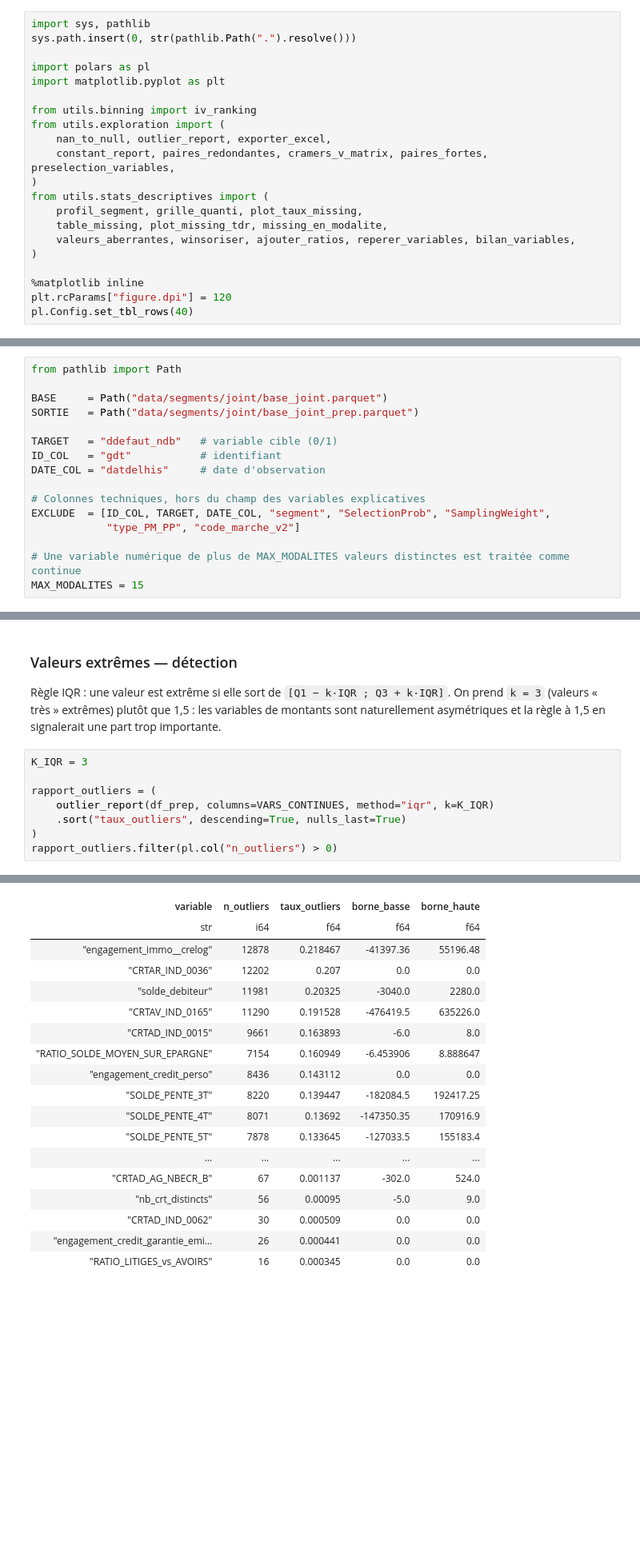
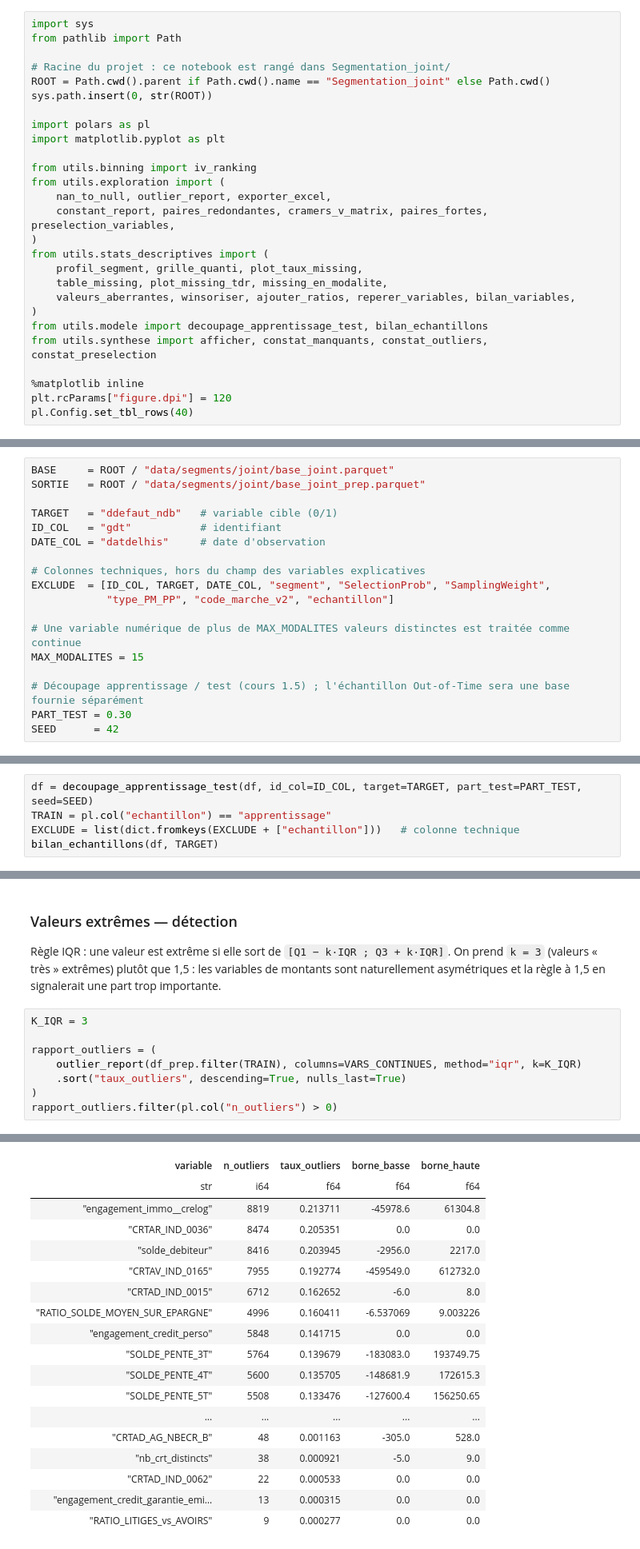
Before and after one commit to fulfam97/Projet-scoring, a Jupyter notebook: Segmentation_joint/0c - Preparation_donnees_joint.ipynb, the cells around one changed output, grey strips where cells are left out. Shown at 80% size. Cells and saved outputs as stored; diff of their text form; blank space fills up the shorter version.

```diff
--- a/0c - Preparation_donnees_joint.ipynb
+++ b/Segmentation_joint/0c - Preparation_donnees_joint.ipynb
@@ -18,8 +18,12 @@ avant l'analyse exploratoire (ch. 3) et la discrétisation (ch. 4).
 # %% [markdown]
 ## 0. Imports et configuration
 # %%
-import sys, pathlib
-sys.path.insert(0, str(pathlib.Path(".").resolve()))
+import sys
+from pathlib import Path
+
+# Racine du projet : ce notebook est rangé dans Segmentation_joint/
+ROOT = Path.cwd().parent if Path.cwd().name == "Segmentation_joint" else Path.cwd()
+sys.path.insert(0, str(ROOT))
 
 import polars as pl
 import matplotlib.pyplot as plt
@@ -34,6 +38,8 @@ from utils.stats_descriptives import (
     table_missing, plot_missing_tdr, missing_en_modalite,
     valeurs_aberrantes, winsoriser, ajouter_ratios, reperer_variables, bilan_variables,
 )
+from utils.modele import decoupage_apprentissage_test, bilan_echantillons
+from utils.synthese import afficher, constat_manquants, constat_outliers, constat_preselection
 
 %matplotlib inline
 plt.rcParams["figure.dpi"] = 120
@@ -41,10 +47,8 @@ pl.Config.set_tbl_rows(40)
 # %% [output]
 polars.config.Config
 # %%
-from pathlib import Path
-
-BASE     = Path("data/segments/joint/base_joint.parquet")
-SORTIE   = Path("data/segments/joint/base_joint_prep.parquet")
+BASE     = ROOT / "data/segments/joint/base_joint.parquet"
+SORTIE   = ROOT / "data/segments/joint/base_joint_prep.parquet"
 
 TARGET   = "ddefaut_ndb"   # variable cible (0/1)
 ID_COL   = "gdt"           # identifiant
@@ -52,10 +56,14 @@ DATE_COL = "datdelhis"     # date d'observation
 
 # Colonnes techniques, hors du champ des variables explicatives
 EXCLUDE  = [ID_COL, TARGET, DATE_COL, "segment", "SelectionProb", "SamplingWeight",
-            "type_PM_PP", "code_marche_v2"]
+            "type_PM_PP", "code_marche_v2", "echantillon"]
 
 # Une variable numérique de plus de MAX_MODALITES valeurs distinctes est traitée comme continue
 MAX_MODALITES = 15
+
+# Découpage apprentissage / test (cours 1.5) ; l'échantillon Out-of-Time sera une base fournie séparément
+PART_TEST = 0.30
+SEED      = 42
 # %% [markdown]
 ## 1. Chargement
 
@@ -78,0 +100,5 @@ Base chargée : 58947 lignes, 193 colonnes
+# %%
+df = decoupage_apprentissage_test(df, id_col=ID_COL, target=TARGET, part_test=PART_TEST, seed=SEED)
+TRAIN = pl.col("echantillon") == "apprentissage"
+EXCLUDE = list(dict.fromkeys(EXCLUDE + ["echantillon"]))   # colonne technique
+bilan_echantillons(df, TARGET)
@@ -272,31 +349,31 @@ naturellement asymétriques et la règle à 1,5 en signalerait une part trop imp
 # %%
 K_IQR = 3
 
 rapport_outliers = (
-    outlier_report(df_prep, columns=VARS_CONTINUES, method="iqr", k=K_IQR)
+    outlier_report(df_prep.filter(TRAIN), columns=VARS_CONTINUES, method="iqr", k=K_IQR)
     .sort("taux_outliers", descending=True, nulls_last=True)
 )
 rapport_outliers.filter(pl.col("n_outliers") > 0)
 # %% [output]
 shape: (88, 5)
 | variable | n_outliers | taux_outliers | borne_basse | borne_haute |
 | str | i64 | f64 | f64 | f64 |
-| "engagement_immo__crelog" | 12878 | 0.218467 | -41397.36 | 55196.48 |
-| "CRTAR_IND_0036" | 12202 | 0.207 | 0.0 | 0.0 |
-| "solde_debiteur" | 11981 | 0.20325 | -3040.0 | 2280.0 |
-| "CRTAV_IND_0165" | 11290 | 0.191528 | -476419.5 | 635226.0 |
-| "CRTAD_IND_0015" | 9661 | 0.163893 | -6.0 | 8.0 |
-| "RATIO_SOLDE_MOYEN_SUR_EPARGNE" | 7154 | 0.160949 | -6.453906 | 8.888647 |
-| "engagement_credit_perso" | 8436 | 0.143112 | 0.0 | 0.0 |
-| "SOLDE_PENTE_3T" | 8220 | 0.139447 | -182084.5 | 192417.25 |
-| "SOLDE_PENTE_4T" | 8071 | 0.13692 | -147350.35 | 170916.9 |
-| "SOLDE_PENTE_5T" | 7878 | 0.133645 | -127033.5 | 155183.4 |
+| "engagement_immo__crelog" | 8819 | 0.213711 | -45978.6 | 61304.8 |
+| "CRTAR_IND_0036" | 8474 | 0.205351 | 0.0 | 0.0 |
+| "solde_debiteur" | 8416 | 0.203945 | -2956.0 | 2217.0 |
+| "CRTAV_IND_0165" | 7955 | 0.192774 | -459549.0 | 612732.0 |
+| "CRTAD_IND_0015" | 6712 | 0.162652 | -6.0 | 8.0 |
+| "RATIO_SOLDE_MOYEN_SUR_EPARGNE" | 4996 | 0.160411 | -6.537069 | 9.003226 |
+| "engagement_credit_perso" | 5848 | 0.141715 | 0.0 | 0.0 |
+| "SOLDE_PENTE_3T" | 5764 | 0.139679 | -183083.0 | 193749.75 |
+| "SOLDE_PENTE_4T" | 5600 | 0.135705 | -148681.9 | 172615.3 |
+| "SOLDE_PENTE_5T" | 5508 | 0.133476 | -127600.4 | 156250.65 |
 | ... | ... | ... | ... | ... |
-| "CRTAD_AG_NBECR_B" | 67 | 0.001137 | -302.0 | 524.0 |
-| "nb_crt_distincts" | 56 | 0.00095 | -5.0 | 9.0 |
-| "CRTAD_IND_0062" | 30 | 0.000509 | 0.0 | 0.0 |
-| "engagement_credit_garantie_emi… | 26 | 0.000441 | 0.0 | 0.0 |
-| "RATIO_LITIGES_vs_AVOIRS" | 16 | 0.000345 | 0.0 | 0.0 |
+| "CRTAD_AG_NBECR_B" | 48 | 0.001163 | -305.0 | 528.0 |
+| "nb_crt_distincts" | 38 | 0.000921 | -5.0 | 9.0 |
+| "CRTAD_IND_0062" | 22 | 0.000533 | 0.0 | 0.0 |
+| "engagement_credit_garantie_emi… | 13 | 0.000315 | 0.0 | 0.0 |
+| "RATIO_LITIGES_vs_AVOIRS" | 9 | 0.000277 | 0.0 | 0.0 |
 # %%
 # Distributions des variables les plus touchées
 VARS_OUTLIERS_PLOT = rapport_outliers.filter(pl.col("n_outliers") > 0)["variable"].head(4).to_list()
```
Also changed, not shown: parts of 34 cells of this notebook, 14 other files.
